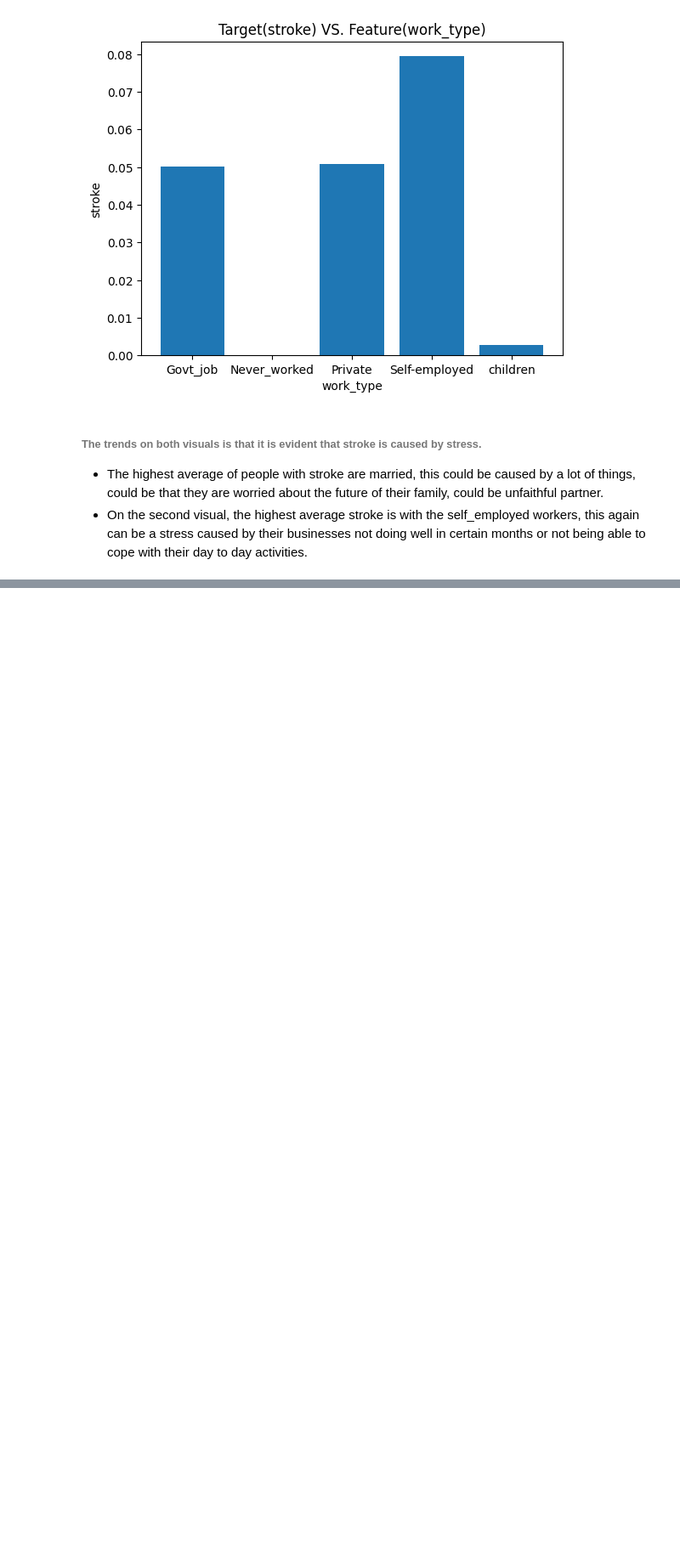
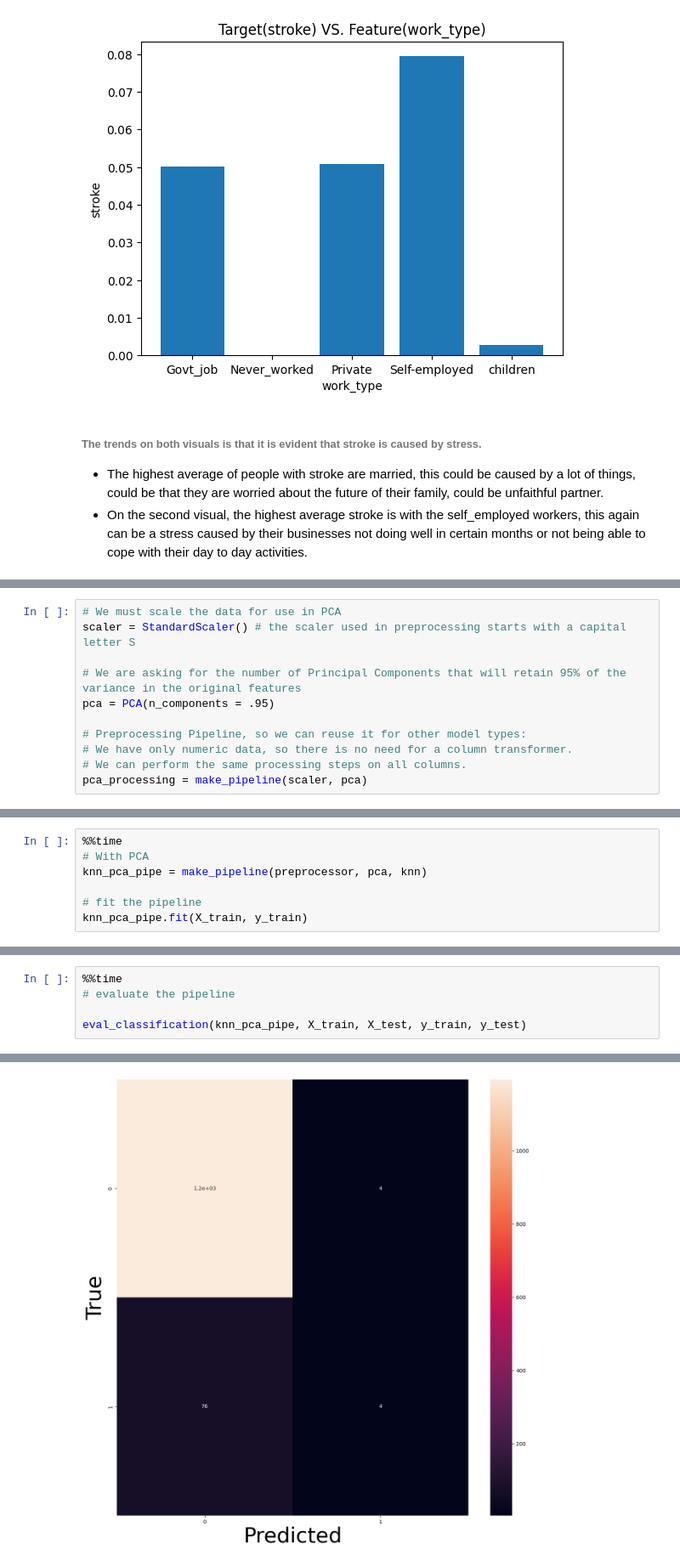
Before and after one commit to NMtuzula/Machine-Learning-Datasets, a Jupyter notebook: Project_2.ipynb, the cells around one changed output, grey strips where cells are left out. Shown: that part at 85% size. Saved outputs shown, nothing was run; the diff lists cells and outputs as text; blank space fills up the shorter version.

```diff
--- a/Project_2.ipynb
+++ b/Project_2.ipynb
@@ -435,0 +931,11 @@ ax.set_title('Target(stroke) VS. Feature(work_type)');
+# %%
+# We must scale the data for use in PCA
+scaler = StandardScaler() # the scaler used in preprocessing starts with a capital letter S
+
+# We are asking for the number of Principal Components that will retain 95% of the variance in the original features
+pca = PCA(n_components = .95)
+
+# Preprocessing Pipeline, so we can reuse it for other model types:
+# We have only numeric data, so there is no need for a column transformer.
+# We can perform the same processing steps on all columns.
+pca_processing = make_pipeline(scaler, pca)
@@ -435,0 +1007,7 @@ ax.set_title('Target(stroke) VS. Feature(work_type)');
+# %%
+%%time
+# With PCA
+knn_pca_pipe = make_pipeline(preprocessor, pca, knn)
+
+# fit the pipeline
+knn_pca_pipe.fit(X_train, y_train)
@@ -435,0 +1034,6 @@ ax.set_title('Target(stroke) VS. Feature(work_type)');
+# %%
+%%time
+# evaluate the pipeline
+
+eval_classification(knn_pca_pipe, X_train, X_test, y_train, y_test)
+# %% [output]
@@ -435,0 +1057 @@ ax.set_title('Target(stroke) VS. Feature(work_type)');
+[figure, added]
```
Also changed, not shown: parts of 50 cells of this notebook.
